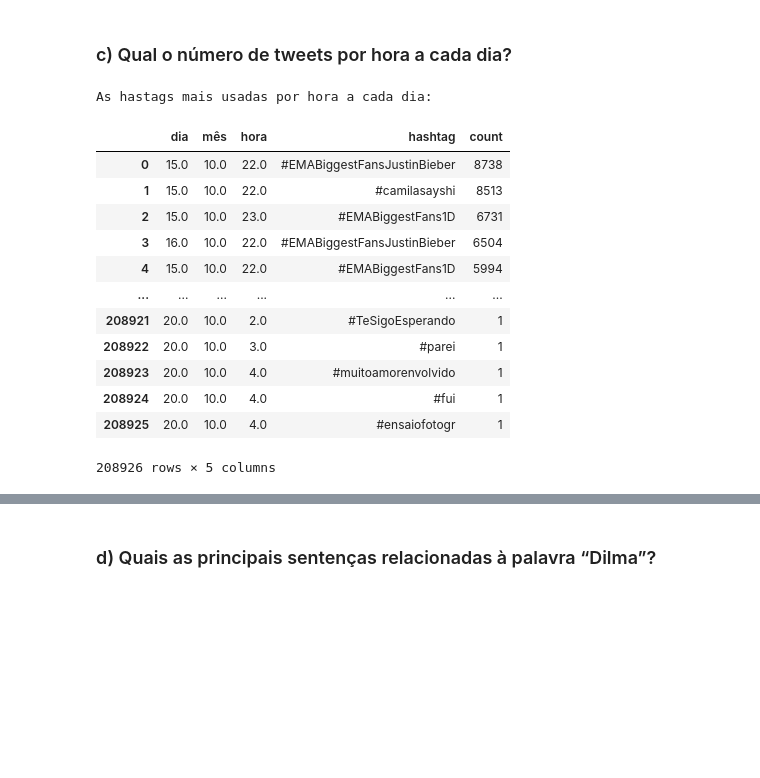
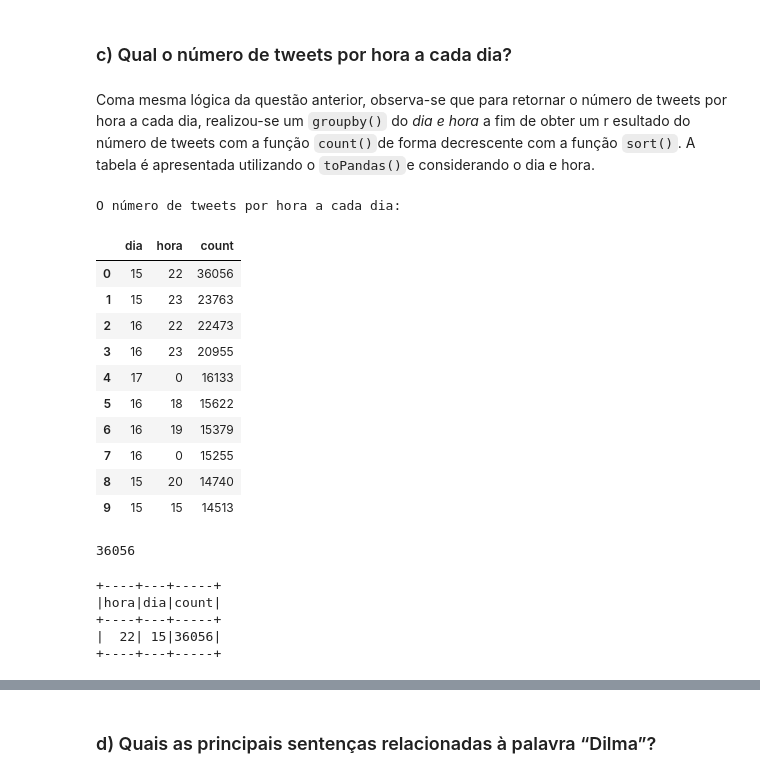
Before and after one commit to raianeti/MapReduce_Cloud, a Jupyter notebook: MapReduce.ipynb, the cells around one changed output, grey strips where cells are left out. Saved outputs shown, nothing was run; the diff lists cells and outputs as text; code cells hidden in the pictures; blank space fills up the shorter version.

```diff
--- a/MapReduce.ipynb
+++ b/MapReduce.ipynb
@@ -335,21 +362,33 @@ As hastags mais usadas por dia:
 # %% [markdown]
 ### c) Qual o número de tweets por hora a cada dia?
+# %% [markdown]
+Coma mesma lógica da questão anterior, observa-se que para retornar o número de tweets por hora a cada dia, realizou-se um `groupby()` do *dia e hora* a fim de obter um r esultado do número de tweets com a  função `count()`de forma decrescente com a função `sort()`. A tabela é apresentada utilizando o `toPandas()`e considerando o dia e hora.
 # %%
-dfHashtag_hora_final=dfHashtag_info_data.groupBy("dia","mês","hora","hashtag").count().sort("count", ascending=False)
-print("As hastags mais usadas por hora a cada dia:")
-dfHashtag_hora_final.toPandas()
+dfHashtag_hora_final=dfHashtag_info_data.groupBy("dia","hora").count().sort("count", ascending=False)
+print("O número de tweets por hora a cada dia:")
+dfHashtag_hora_final.limit(10).toPandas()
 # %% [output]
-As hastags mais usadas por hora a cada dia:
+O número de tweets por hora a cada dia:
-|  | dia | mês | hora | hashtag | count |
-| 0 | 15.0 | 10.0 | 22.0 | #EMABiggestFansJustinBieber | 8738 |
-| 1 | 15.0 | 10.0 | 22.0 | #camilasayshi | 8513 |
-| 2 | 15.0 | 10.0 | 23.0 | #EMABiggestFans1D | 6731 |
-| 3 | 16.0 | 10.0 | 22.0 | #EMABiggestFansJustinBieber | 6504 |
-| 4 | 15.0 | 10.0 | 22.0 | #EMABiggestFans1D | 5994 |
-| ... | ... | ... | ... | ... | ... |
-| 208921 | 20.0 | 10.0 | 2.0 | #TeSigoEsperando | 1 |
-| 208922 | 20.0 | 10.0 | 3.0 | #parei | 1 |
-| 208923 | 20.0 | 10.0 | 4.0 | #muitoamorenvolvido | 1 |
-| 208924 | 20.0 | 10.0 | 4.0 | #fui | 1 |
-| 208925 | 20.0 | 10.0 | 4.0 | #ensaiofotogr | 1 |
+|  | dia | hora | count |
+| 0 | 15 | 22 | 36056 |
+| 1 | 15 | 23 | 23763 |
+| 2 | 16 | 22 | 22473 |
+| 3 | 16 | 23 | 20955 |
+| 4 | 17 | 0 | 16133 |
+| 5 | 16 | 18 | 15622 |
+| 6 | 16 | 19 | 15379 |
+| 7 | 16 | 0 | 15255 |
+| 8 | 15 | 20 | 14740 |
+| 9 | 15 | 15 | 14513 |
-208926 rows × 5 columns
+# %%
+df=dfHashtag_info_data.filter((dfHashtag_info_data["hora"]==22) & (dfHashtag_info_data["dia"]==15)).show()
+# %% [output]
+36056
+# %%
+df.groupby("hora","dia").count().sort('count', ascending=False).limit(10).show()
+# %% [output]
++----+---+-----+
+|hora|dia|count|
++----+---+-----+
+|  22| 15|36056|
++----+---+-----+
```
Also changed, not shown: parts of 29 cells of this notebook.
